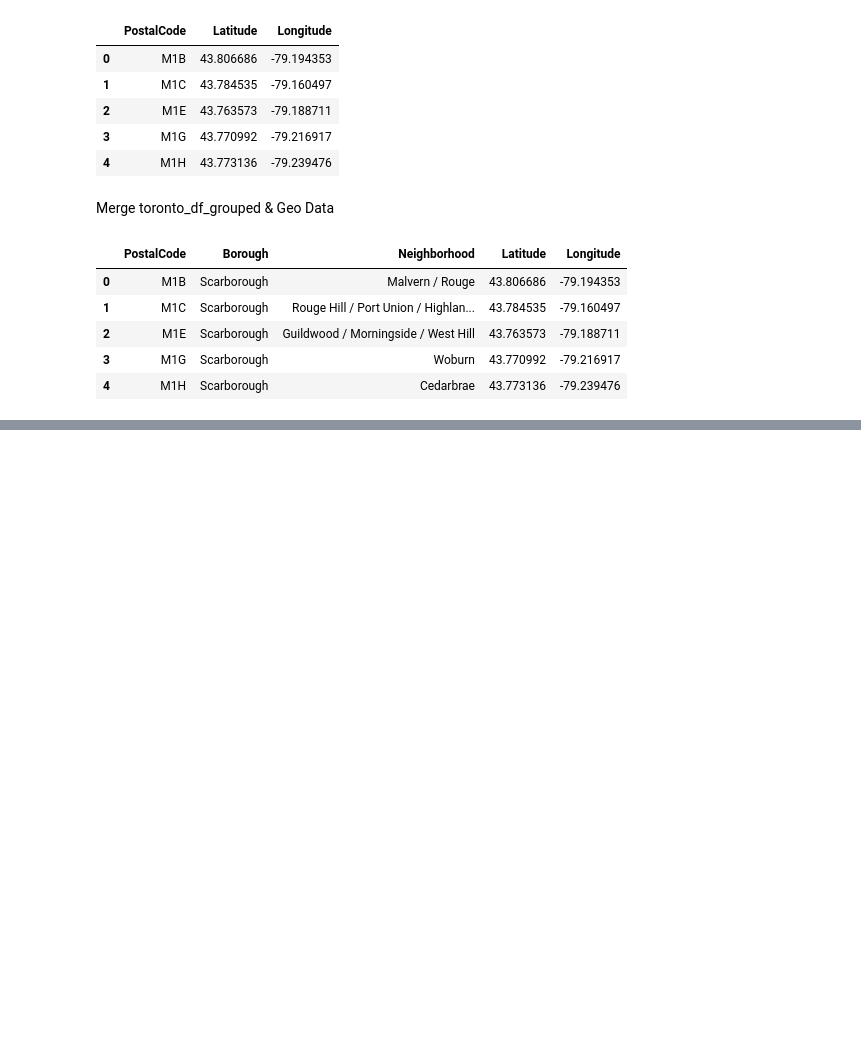
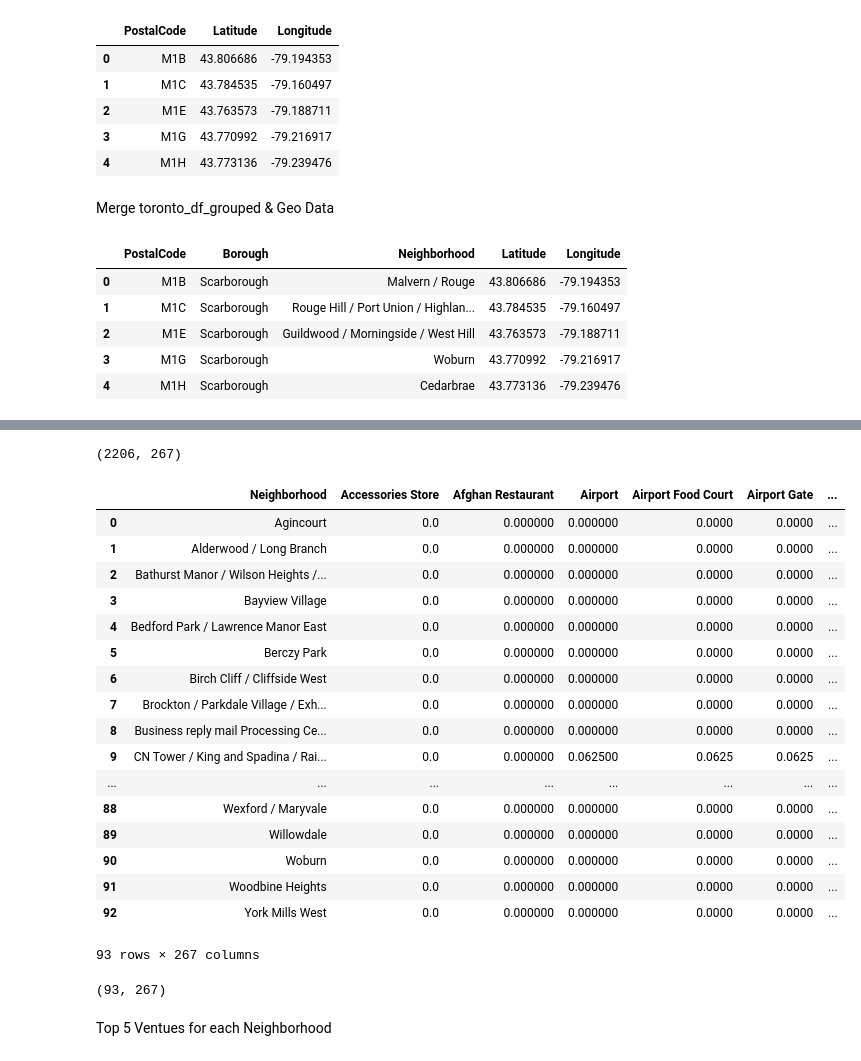
Before and after one commit to mpedrazoli/Coursera, a Jupyter notebook: Week 3: Peer-graded Assignment.ipynb, the cells around one changed output, grey strips where cells are left out. Drawn from its saved outputs; the diff is of its cells as text; code cells hidden in the pictures; blank space fills up the shorter version.

```diff
--- a/Week 3: Peer-graded Assignment.ipynb
+++ b/Week 3: Peer-graded Assignment.ipynb
@@ -176,0 +258,3 @@ toronto_df_geo.head()
+# %%
+results = requests.get(url1).json()
+results
@@ -176,0 +293,16 @@ toronto_df_geo.head()
+# %%
+venues = results['response']['groups'][0]['items']
+
+nearby_venues = json_normalize(venues) # flatten JSON
+
+# filter columns
+filtered_columns = ['venue.name', 'venue.categories', 'venue.location.lat', 'venue.location.lng']
+nearby_venues =nearby_venues.loc[:, filtered_columns]
+
+# filter the category for each row
+nearby_venues['venue.categories'] = nearby_venues.apply(get_category_type, axis=1)
+
+# clean columns
+nearby_venues.columns = [col.split(".")[-1] for col in nearby_venues.columns]
+
+nearby_venues.head()
@@ -176,0 +363,5 @@ toronto_df_geo.head()
+# %%
+toronto_venues = getNearbyVenues(names=toronto_df_geo['Neighborhood'],
+                                   latitudes=toronto_df_geo['Latitude'],
+                                   longitudes=toronto_df_geo['Longitude']
+                                  )
@@ -176,0 +425,12 @@ toronto_df_geo.head()
+# %%
+# one hot encoding
+toronto_onehot = pd.get_dummies(toronto_venues[['Venue Category']], prefix="", prefix_sep="")
+
+# add neighborhood column back to dataframe
+toronto_onehot['Neighborhood'] = toronto_venues['Neighborhood']
+
+# move neighborhood column to the first column
+fixed_columns = [toronto_onehot.columns[-1]] + list(toronto_onehot.columns[:-1])
+manhattan_onehot = toronto_onehot[fixed_columns]
+
+toronto_onehot.head()
@@ -176,0 +445,32 @@ toronto_df_geo.head()
+# %%
+toronto_onehot.shape
+# %% [output]
+(2206, 267)
+# %%
+toronto_grouped = toronto_onehot.groupby('Neighborhood').mean().reset_index()
+toronto_grouped
+# %% [output]
+|  | Neighborhood | Accessories Store | Afghan Restaurant | Airport | Airport Food Court | Airport Gate | ... |
+| 0 | Agincourt | 0.0 | 0.000000 | 0.000000 | 0.0000 | 0.0000 | ... |
+| 1 | Alderwood / Long Branch | 0.0 | 0.000000 | 0.000000 | 0.0000 | 0.0000 | ... |
+| 2 | Bathurst Manor / Wilson Heights /... | 0.0 | 0.000000 | 0.000000 | 0.0000 | 0.0000 | ... |
+| 3 | Bayview Village | 0.0 | 0.000000 | 0.000000 | 0.0000 | 0.0000 | ... |
+| 4 | Bedford Park / Lawrence Manor East | 0.0 | 0.000000 | 0.000000 | 0.0000 | 0.0000 | ... |
+| 5 | Berczy Park | 0.0 | 0.000000 | 0.000000 | 0.0000 | 0.0000 | ... |
+| 6 | Birch Cliff / Cliffside West | 0.0 | 0.000000 | 0.000000 | 0.0000 | 0.0000 | ... |
+| 7 | Brockton / Parkdale Village / Exh... | 0.0 | 0.000000 | 0.000000 | 0.0000 | 0.0000 | ... |
+| 8 | Business reply mail Processing Ce... | 0.0 | 0.000000 | 0.000000 | 0.0000 | 0.0000 | ... |
+| 9 | CN Tower / King and Spadina / Rai... | 0.0 | 0.000000 | 0.062500 | 0.0625 | 0.0625 | ... |
+| ... | ... | ... | ... | ... | ... | ... | ... |
+| 88 | Wexford / Maryvale | 0.0 | 0.000000 | 0.000000 | 0.0000 | 0.0000 | ... |
+| 89 | Willowdale | 0.0 | 0.000000 | 0.000000 | 0.0000 | 0.0000 | ... |
+| 90 | Woburn | 0.0 | 0.000000 | 0.000000 | 0.0000 | 0.0000 | ... |
+| 91 | Woodbine Heights | 0.0 | 0.000000 | 0.000000 | 0.0000 | 0.0000 | ... |
+| 92 | York Mills West | 0.0 | 0.000000 | 0.000000 | 0.0000 | 0.0000 | ... |
+93 rows × 267 columns
+# %%
+toronto_grouped.shape
+# %% [output]
+(93, 267)
+# %% [markdown]
+Top 5 Ventues for each Neighborhood
```
Also changed, not shown: parts of 33 cells of this notebook.
